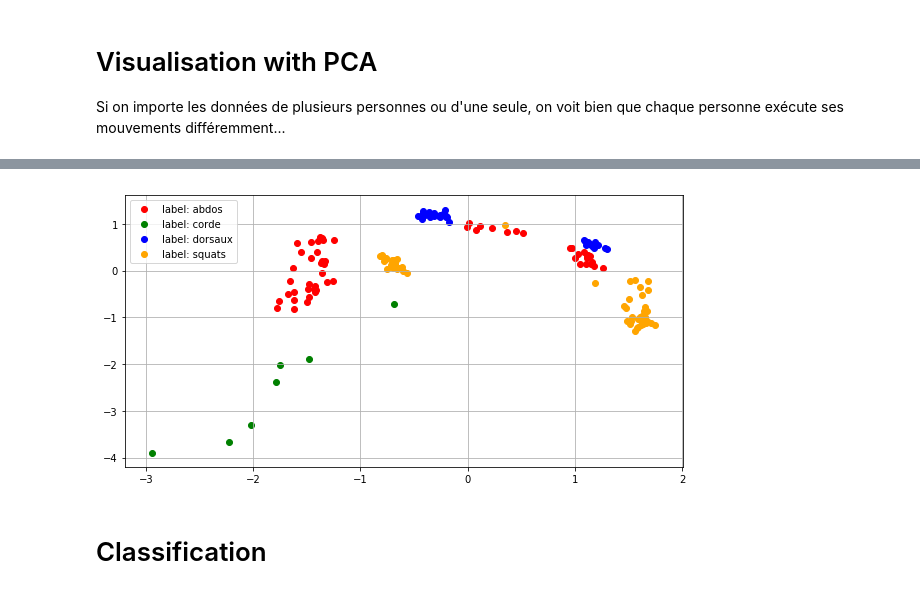
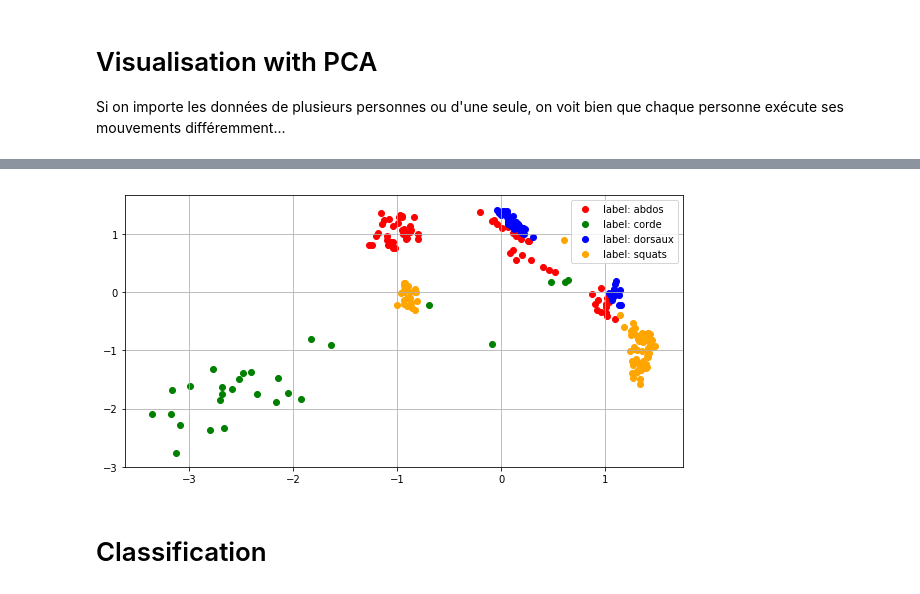
Before and after one commit to hibol/qself, a Jupyter notebook: first_investigations.ipynb, the cells around one changed output, grey strips where cells are left out. Cells and saved outputs as stored; diff of their text form; code cells hidden in the pictures.

Commit message:
- Split data_training and data_test and add function to slice the data file.

```diff
--- a/first_investigations.ipynb
+++ b/first_investigations.ipynb
@@ -151,7 +204,10 @@ for f in data:
+# %%
+storage_train = slice_generation(data_train)
+storage_test = slice_generation(data_test)
 # %%
-for label in storage.keys():             # stack the recordings with the same label
-    storage[label] = np.dstack(storage[label])
-    print('label', label, ':', storage[label].shape[2], 'samples')
+for label in storage_train.keys():             # stack the recordings with the same label
+    storage_train[label] = np.dstack(storage_train[label])
+    print('label', label, ':', storage_train[label].shape[2], 'samples')
 
 # the resulting recordings shape is [n_samples x 6 x n_repetitions]
 # %% [output]
@@ -161,0 +218,4 @@ label squats : 55 samples
+# %%
+for label in storage_test.keys():             # stack the recordings with the same label
+    storage_test[label] = np.dstack(storage_test[label])
+    print('label', label, ':', storage_test[label].shape[2], 'samples')
@@ -164,8 +229,8 @@ label squats : 55 samples
 À partir de là, on entre dans le ML... Tout est repris et adapté à partir du labo 5. On pourra pas la suite être plus créatives et tester d'autres algorithmes de classification
 # %%
 features = {}
-for label in storage.keys():
-    features[label] = np.mean(storage[label], axis=0).T
+for label in storage_train.keys():
+    features[label] = np.mean(storage_train[label], axis=0).T
     #features[label] = np.std(storage[label], axis=0).T
     #features[label] = np.hstack((np.mean(storage[label], axis=0).T, np.std(storage[label], axis=0).T))
 
@@ -200,16 +265,16 @@ First two components keep 79.61449914001153 percent of the total variance
 # %%
 colors = ['red', 'green', 'blue', 'orange', 'magenta', 'cyan']
 
-labels = storage.keys()
+labels = storage_train.keys()
 
 pl.figure(figsize=(10,5))
 for i,l in enumerate(sorted(labels)):
     this_labels = results_pca.Y[data_output==l,:]
     pl.scatter(this_labels[:,0], this_labels[:,1], c=colors[i], label='label: '+l)
 pl.legend()
 pl.grid()
 # %% [output]
-[figure, old version]
+[figure, new version]
 # %% [markdown]
 # Classification
 # %%
```
Also changed, not shown: parts of 13 cells of this notebook.
